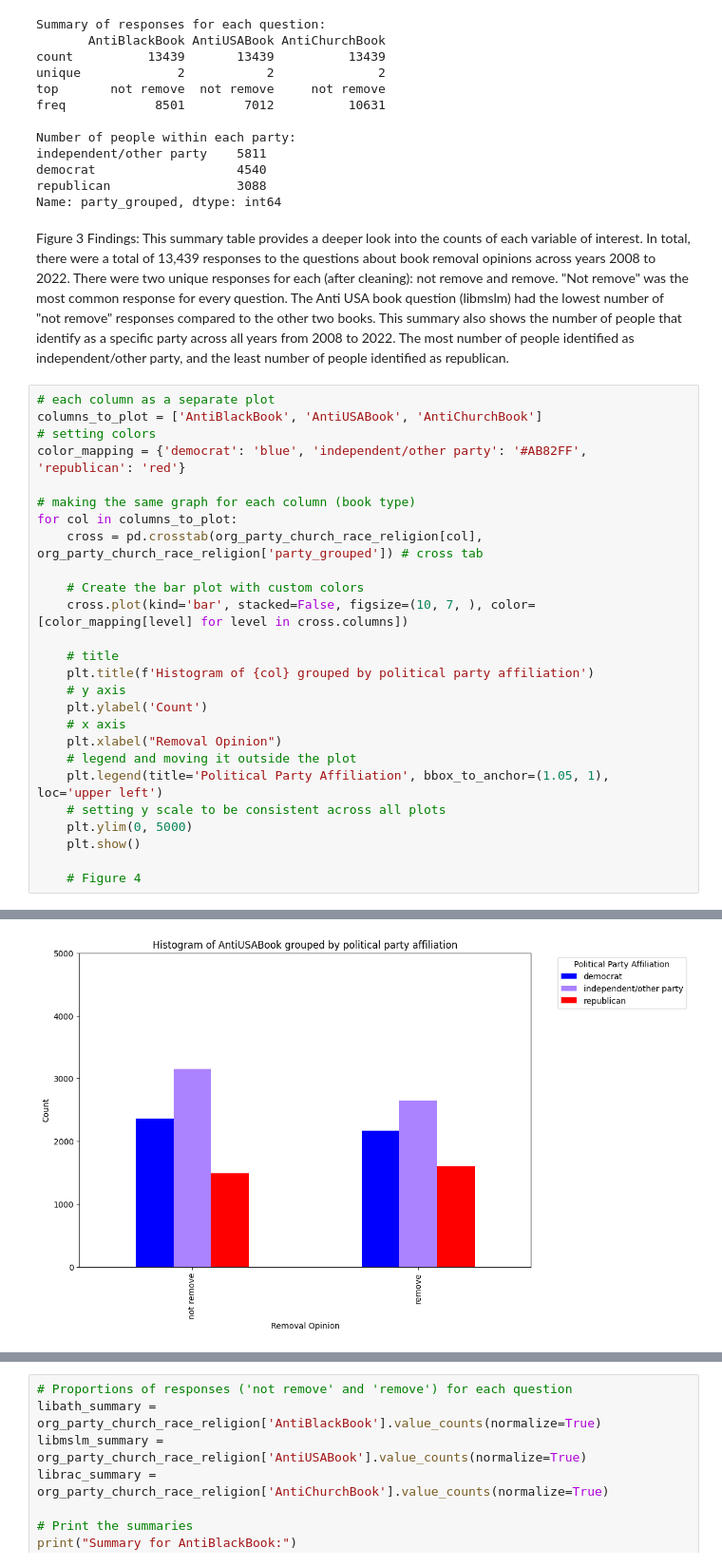
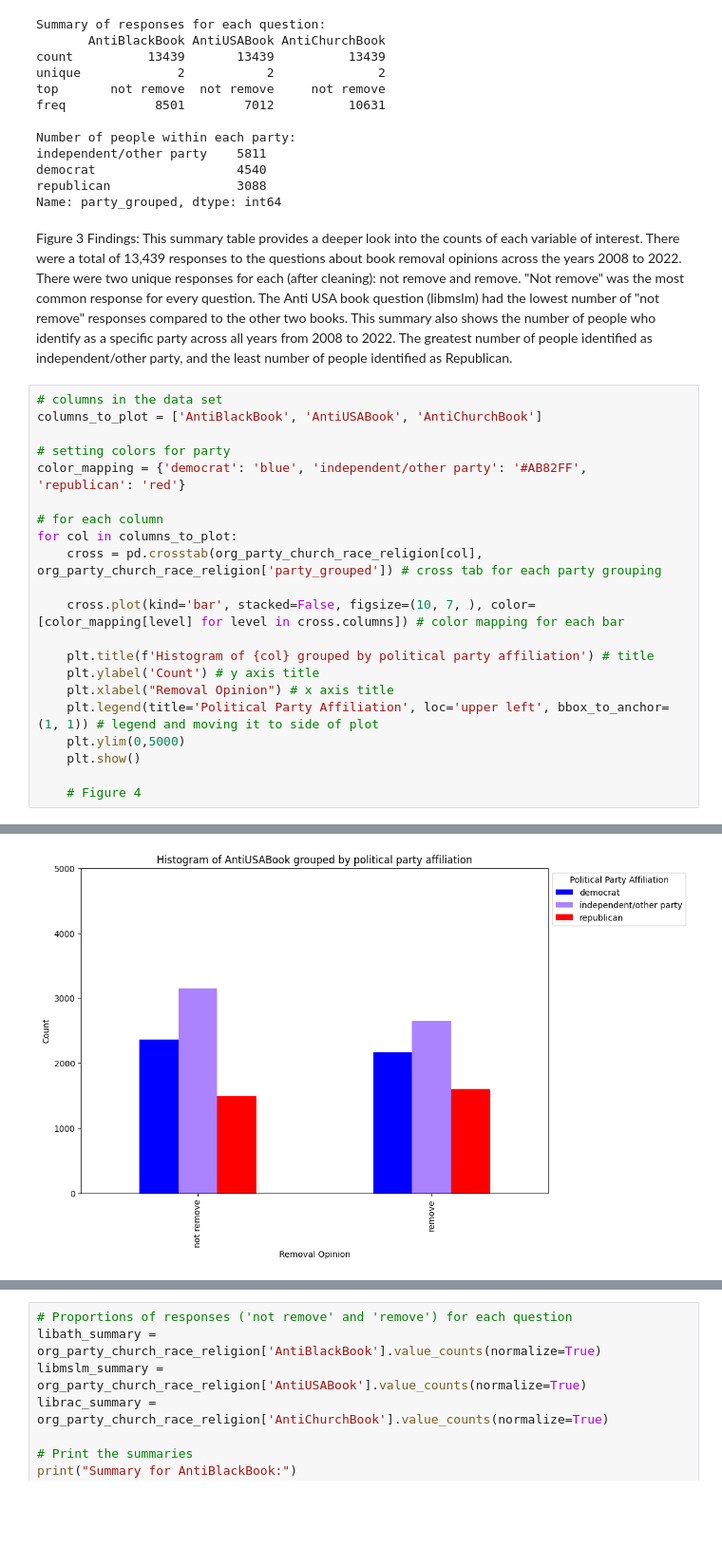
Before and after one commit to manaswinit26/group19, a Jupyter notebook: lab1 (1).ipynb, the cells around one changed output, grey strips where cells are left out. Shown at 95% size. Saved outputs shown, nothing was run; the diff lists cells and outputs as text; blank space fills up the shorter version.

```diff
--- a/lab1 (1).ipynb
+++ b/lab1 (1).ipynb
@@ -380,30 +363,25 @@ democrat                   4540
 republican                 3088
 Name: party_grouped, dtype: int64
 # %% [markdown]
-Figure 3 Findings: This summary table provides a deeper look into the counts of each variable of interest. In total, there were a total of 13,439 responses to the questions about book removal opinions across years 2008 to 2022. There were two unique responses for each (after cleaning): not remove and remove. "Not remove" was the most common response for every question. The Anti USA book question (libmslm) had the lowest number of "not remove" responses compared to the other two books. This summary also shows the number of people that identify as a specific party across all years from 2008 to 2022. The most number of people identified as independent/other party, and the least number of people identified as republican.
+Figure 3 Findings: This summary table provides a deeper look into the counts of each variable of interest. There were a total of 13,439 responses to the questions about book removal opinions across the years 2008 to 2022. There were two unique responses for each (after cleaning): not remove and remove. "Not remove" was the most common response for every question. The Anti USA book question (libmslm) had the lowest number of "not remove" responses compared to the other two books. This summary also shows the number of people who identify as a specific party across all years from 2008 to 2022. The greatest number of people identified as independent/other party, and the least number of people identified as Republican.
 # %%
-# each column as a separate plot
+# columns in the data set
 columns_to_plot = ['AntiBlackBook', 'AntiUSABook', 'AntiChurchBook']
-# setting colors
+
+# setting colors for party
 color_mapping = {'democrat': 'blue', 'independent/other party': '#AB82FF', 'republican': 'red'}
 
-# making the same graph for each column (book type)
+# for each column
 for col in columns_to_plot:
-    cross = pd.crosstab(org_party_church_race_religion[col], org_party_church_race_religion['party_grouped']) # cross tab
+    cross = pd.crosstab(org_party_church_race_religion[col], org_party_church_race_religion['party_grouped']) # cross tab for each party grouping
 
-    # Create the bar plot with custom colors
-    cross.plot(kind='bar', stacked=False, figsize=(10, 7, ), color=[color_mapping[level] for level in cross.columns])
+    cross.plot(kind='bar', stacked=False, figsize=(10, 7, ), color=[color_mapping[level] for level in cross.columns]) # color mapping for each bar
 
-    # title
-    plt.title(f'Histogram of {col} grouped by political party affiliation')
-    # y axis
-    plt.ylabel('Count')
-    # x axis
-    plt.xlabel("Removal Opinion")
-    # legend and moving it outside the plot
-    plt.legend(title='Political Party Affiliation', bbox_to_anchor=(1.05, 1), loc='upper left')
-    # setting y scale to be consistent across all plots
-    plt.ylim(0, 5000)
+    plt.title(f'Histogram of {col} grouped by political party affiliation') # title
+    plt.ylabel('Count') # y axis title
+    plt.xlabel("Removal Opinion") # x axis title
+    plt.legend(title='Political Party Affiliation', loc='upper left', bbox_to_anchor=(1, 1)) # legend and moving it to side of plot
+    plt.ylim(0,5000)
     plt.show()
 
     # Figure 4
@@ -412 +390 @@ for col in columns_to_plot:
-[figure, old version]
+[figure, new version]
```
Also changed, not shown: parts of 23 cells of this notebook.
